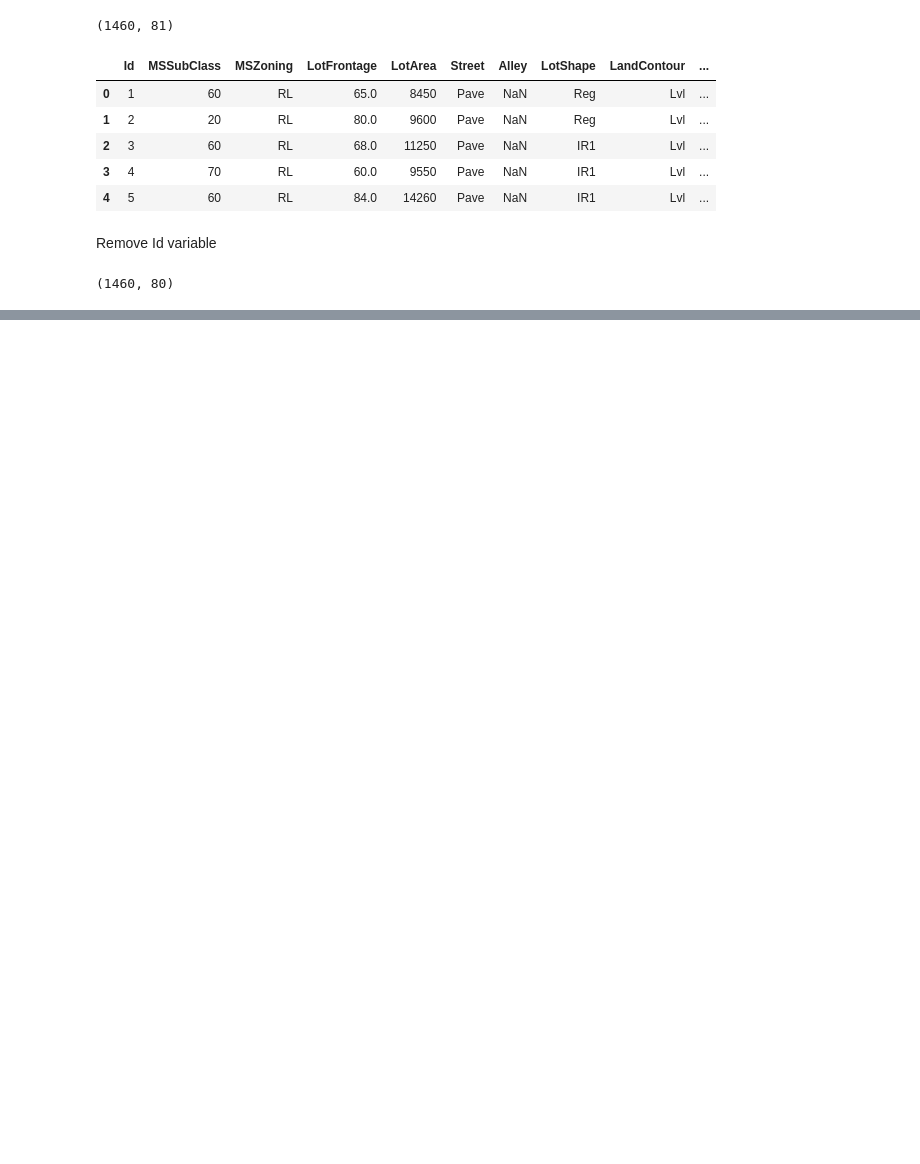
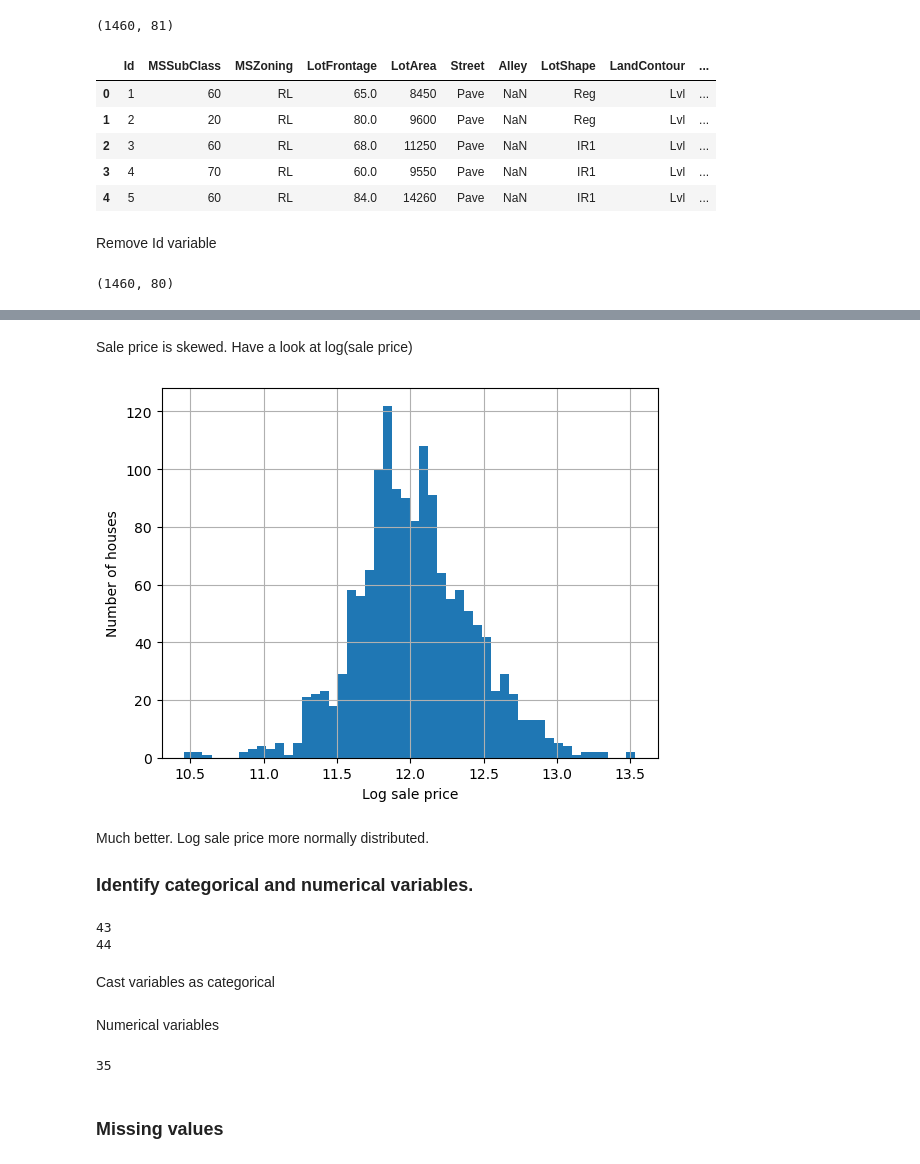
Before and after one commit to skjdaniel/deploying-ml-models, a Jupyter notebook: develop-model.ipynb, the cells around one changed output, grey strips where cells are left out. Drawn from its saved outputs; the diff is of its cells as text; code cells hidden in the pictures; blank space fills up the shorter version.

```diff
--- a/develop-model.ipynb
+++ b/develop-model.ipynb
@@ -32,0 +44,25 @@ data.shape
+# %% [markdown]
+Sale price is skewed. Have a look at log(sale price)
+# %%
+np.log(data['SalePrice']).hist(bins=50)
+plt.ylabel('Number of houses')
+plt.xlabel('Log sale price')
+plt.show()
+# %% [output]
+[figure, added]
+# %% [markdown]
+Much better. Log sale price more normally distributed.
+
+### Identify categorical and numerical variables.
+# %%
+cat_vars = [var for var in data.columns if data[var].dtype=='O']
+print(len(cat_vars))
+# 'MSSubClass' is also categorical, so add it to the list
+
+cat_vars += ['MSSubClass']
+print(len(cat_vars))
+# %% [output]
+43
+44
+# %% [markdown]
+Cast variables as categorical
@@ -32,0 +71,12 @@ data.shape
+# %% [markdown]
+Numerical variables
+# %%
+num_vars = [
+    var for var in data.columns if var not in cat_vars and var!='SalePrice'
+]
+
+print(len(num_vars))
+# %% [output]
+35
+# %% [markdown]
+### Missing values
```
Also changed, not shown: parts of 15 cells of this notebook.
